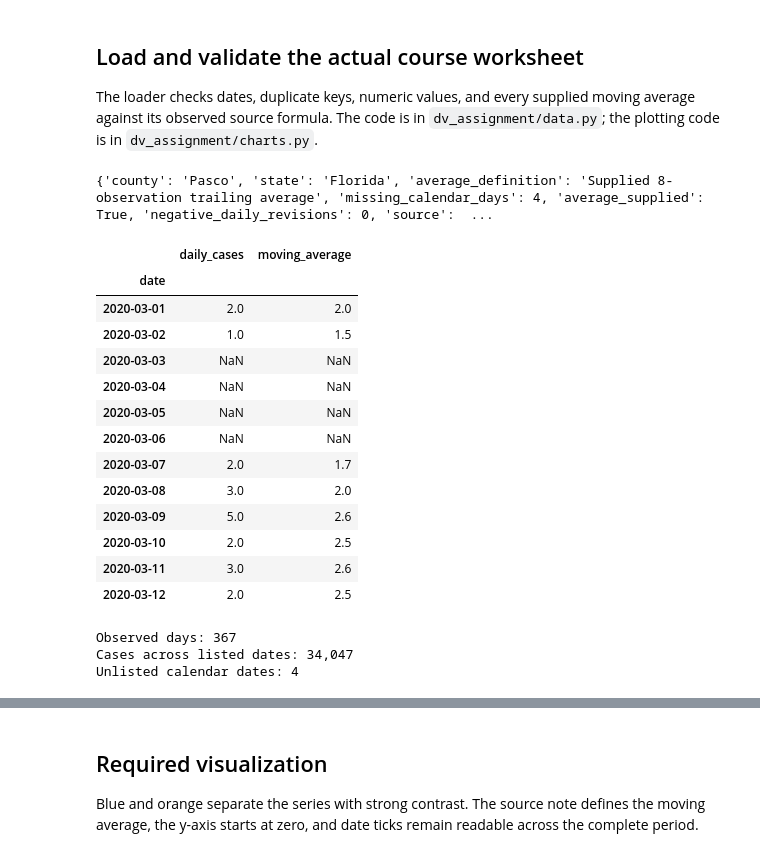
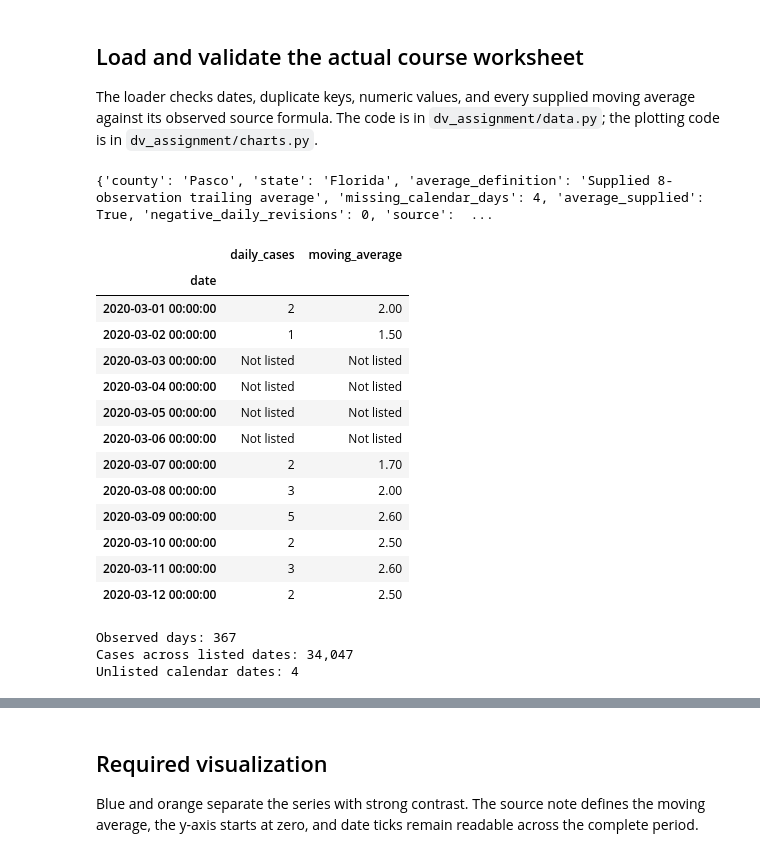
Before and after one commit to SheikhRobinEmon-USF/DV-Python-assignment, a Jupyter notebook: notebooks/02_pasco_covid.ipynb, the cells around one changed output, grey strips where cells are left out. Drawn from its saved outputs; the diff is of its cells as text; code cells hidden in the pictures.

```diff
--- a/notebooks/02_pasco_covid.ipynb
+++ b/notebooks/02_pasco_covid.ipynb
@@ -29,27 +29,27 @@ from dv_assignment import charts
 The loader checks dates, duplicate keys, numeric values, and every supplied moving average against its observed source formula. The code is in `dv_assignment/data.py`; the plotting code is in `dv_assignment/charts.py`.
 # %%
 data = course_county(config()['covid'], 'Pasco')
-print(data.attrs)
-display(data.head(12))
+print({key: value for key, value in data.attrs.items() if key != 'unlisted_dates'})
+display(daily_preview(data))
 print(f"Observed days: {data.daily_cases.notna().sum():,}")
 print(f"Cases across listed dates: {data.daily_cases.sum():,.0f}")
 print(f"Unlisted calendar dates: {data.attrs['missing_calendar_days']}")
 # %% [output]
 {'county': 'Pasco', 'state': 'Florida', 'average_definition': 'Supplied 8-observation trailing average', 'missing_calendar_days': 4, 'average_supplied': True, 'negative_daily_revisions': 0, 'source':  ...
 |  | daily_cases | moving_average |
 | date |  |  |
-| 2020-03-01 | 2.0 | 2.0 |
-| 2020-03-02 | 1.0 | 1.5 |
-| 2020-03-03 | NaN | NaN |
-| 2020-03-04 | NaN | NaN |
-| 2020-03-05 | NaN | NaN |
-| 2020-03-06 | NaN | NaN |
-| 2020-03-07 | 2.0 | 1.7 |
-| 2020-03-08 | 3.0 | 2.0 |
-| 2020-03-09 | 5.0 | 2.6 |
-| 2020-03-10 | 2.0 | 2.5 |
-| 2020-03-11 | 3.0 | 2.6 |
-| 2020-03-12 | 2.0 | 2.5 |
+| 2020-03-01 00:00:00 | 2 | 2.00 |
+| 2020-03-02 00:00:00 | 1 | 1.50 |
+| 2020-03-03 00:00:00 | Not listed | Not listed |
+| 2020-03-04 00:00:00 | Not listed | Not listed |
+| 2020-03-05 00:00:00 | Not listed | Not listed |
+| 2020-03-06 00:00:00 | Not listed | Not listed |
+| 2020-03-07 00:00:00 | 2 | 1.70 |
+| 2020-03-08 00:00:00 | 3 | 2.00 |
+| 2020-03-09 00:00:00 | 5 | 2.60 |
+| 2020-03-10 00:00:00 | 2 | 2.50 |
+| 2020-03-11 00:00:00 | 3 | 2.60 |
+| 2020-03-12 00:00:00 | 2 | 2.50 |
 Observed days: 367
 Cases across listed dates: 34,047
 Unlisted calendar dates: 4
```
Also changed, not shown: parts of 3 cells of this notebook, 18 other files.
